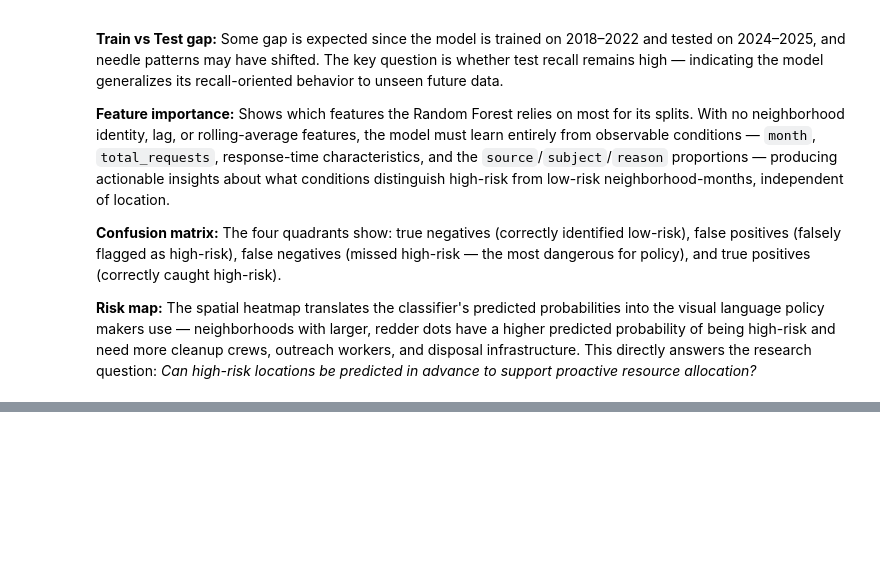
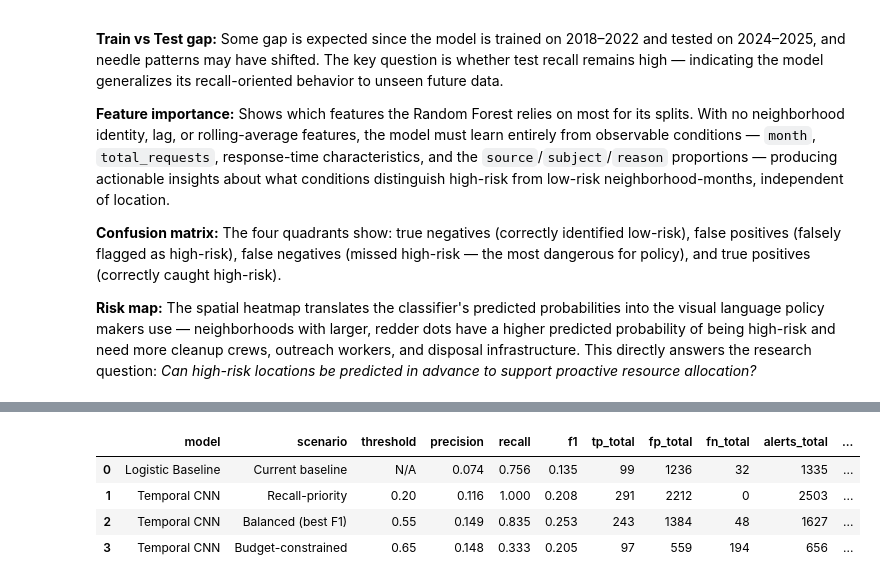
Before and after one commit to EugeneJHo/311-Boston-Needle-Pickup, a Jupyter notebook: modeling.ipynb, the cells around one changed output, grey strips where cells are left out. Cells and saved outputs as stored; diff of their text form; code cells hidden in the pictures; blank space fills up the shorter version.

```diff
--- a/modeling.ipynb
+++ b/modeling.ipynb
@@ -594,0 +1368,90 @@ print(risk[["neighborhood", "mean_risk_prob", "pct_flagged", "actual_high_risk_p
+# %%
+# Build side-by-side operational scenarios for Logistic vs Temporal CNN
+# Requires prior cells that define: y_test, baseline_pred, y_test_cnn, y_prob_cnn, wk_seq, test_mask
+
+from sklearn.metrics import confusion_matrix, precision_recall_fscore_support
+
+# Weeks in CNN test slice (same 2024-2025 period)
+wk_test = pd.to_datetime(wk_seq[test_mask.values].reset_index(drop=True))
+months = wk_test.dt.to_period("M").astype(str)
+
+# Helper to compute operational metrics
+def operational_summary(y_true, y_pred, months_index, model_name, scenario_name, threshold_label):
+    p, r, f1, _ = precision_recall_fscore_support(y_true, y_pred, average="binary", zero_division=0)
+    tn, fp, fn, tp = confusion_matrix(y_true, y_pred).ravel()
+
+    df_eval = pd.DataFrame({
+        "month": months_index,
+        "y_true": y_true,
+        "y_pred": y_pred
+    })
+
+    alerts_month = df_eval.groupby("month")["y_pred"].sum()
+    tp_month = df_eval.groupby("month").apply(lambda g: int(((g["y_true"] == 1) & (g["y_pred"] == 1)).sum()))
+    fn_month = df_eval.groupby("month").apply(lambda g: int(((g["y_true"] == 1) & (g["y_pred"] == 0)).sum()))
+
+    return {
+        "model": model_name,
+        "scenario": scenario_name,
+        "threshold": threshold_label,
+        "precision": float(p),
+        "recall": float(r),
+        "f1": float(f1),
+        "tp_total": int(tp),
+        "fp_total": int(fp),
+        "fn_total": int(fn),
+        "alerts_total": int(y_pred.sum()),
+        "alerts_per_month_avg": float(alerts_month.mean()),
+        "alerts_per_month_p90": float(alerts_month.quantile(0.9)),
+        "true_spikes_detected_per_month_avg": float(tp_month.mean()),
+        "missed_spikes_per_month_avg": float(fn_month.mean())
+    }
+
+# Logistic baseline (already binary output)
+logistic_row = operational_summary(
+    y_true=np.array(y_test),
+    y_pred=np.array(baseline_pred),
+    months_index=months,
+    model_name="Logistic Baseline",
+    scenario_name="Current baseline",
+    threshold_label="N/A"
+)
+
+# CNN scenarios from threshold sweep insights
+cnn_thresholds = {
+    "Recall-priority": 0.20,
+    "Balanced (best F1)": 0.55,
+    "Budget-constrained": 0.65,
+}
+
+rows = [logistic_row]
+for scenario, t in cnn_thresholds.items():
+    pred = (np.array(y_prob_cnn) >= t).astype(int)
+    rows.append(
+        operational_summary(
+            y_true=np.array(y_test_cnn),
+            y_pred=pred,
+            months_index=months,
+            model_name="Temporal CNN",
+            scenario_name=scenario,
+            threshold_label=f"{t:.2f}"
+        )
+    )
+
+ops_df = pd.DataFrame(rows)
+
+print("Operational comparison table (Logistic vs Temporal CNN scenarios):")
+display(
+    ops_df.style.format({
+        "precision": "{:.3f}",
+        "recall": "{:.3f}",
+        "f1": "{:.3f}",
+        "alerts_per_month_avg": "{:.1f}",
+        "alerts_per_month_p90": "{:.1f}",
+        "true_spikes_detected_per_month_avg": "{:.1f}",
+        "missed_spikes_per_month_avg": "{:.1f}",
+    })
+)
+
+ops_df
+# %% [output]
@@ -594,0 +1459,5 @@ print(risk[["neighborhood", "mean_risk_prob", "pct_flagged", "actual_high_risk_p
+|  | model | scenario | threshold | precision | recall | f1 | tp_total | fp_total | fn_total | alerts_total | ... |
+| 0 | Logistic Baseline | Current baseline | N/A | 0.074 | 0.756 | 0.135 | 99 | 1236 | 32 | 1335 | ... |
+| 1 | Temporal CNN | Recall-priority | 0.20 | 0.116 | 1.000 | 0.208 | 291 | 2212 | 0 | 2503 | ... |
+| 2 | Temporal CNN | Balanced (best F1) | 0.55 | 0.149 | 0.835 | 0.253 | 243 | 1384 | 48 | 1627 | ... |
+| 3 | Temporal CNN | Budget-constrained | 0.65 | 0.148 | 0.333 | 0.205 | 97 | 559 | 194 | 656 | ... |
```
Also changed, not shown: parts of 23 cells of this notebook.
